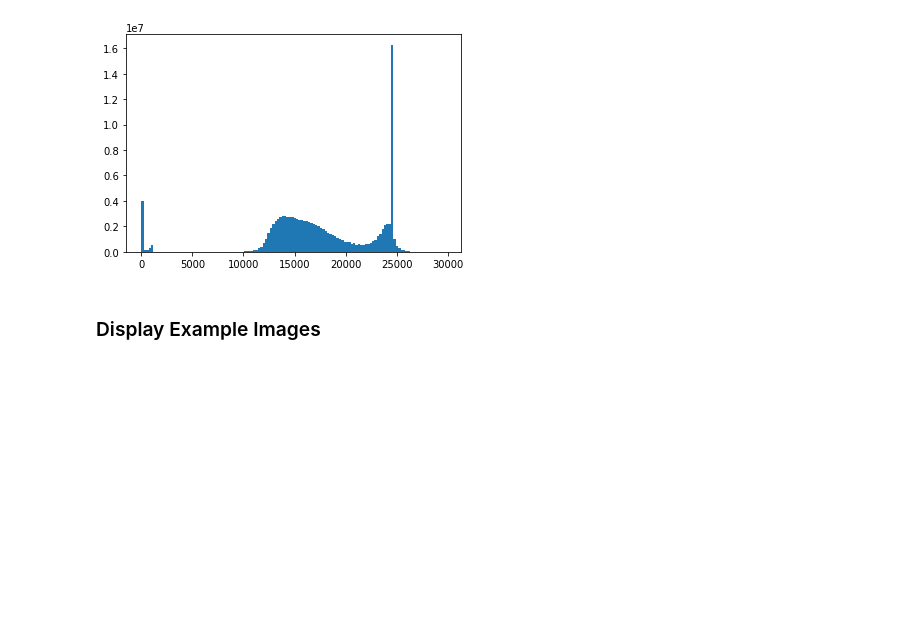
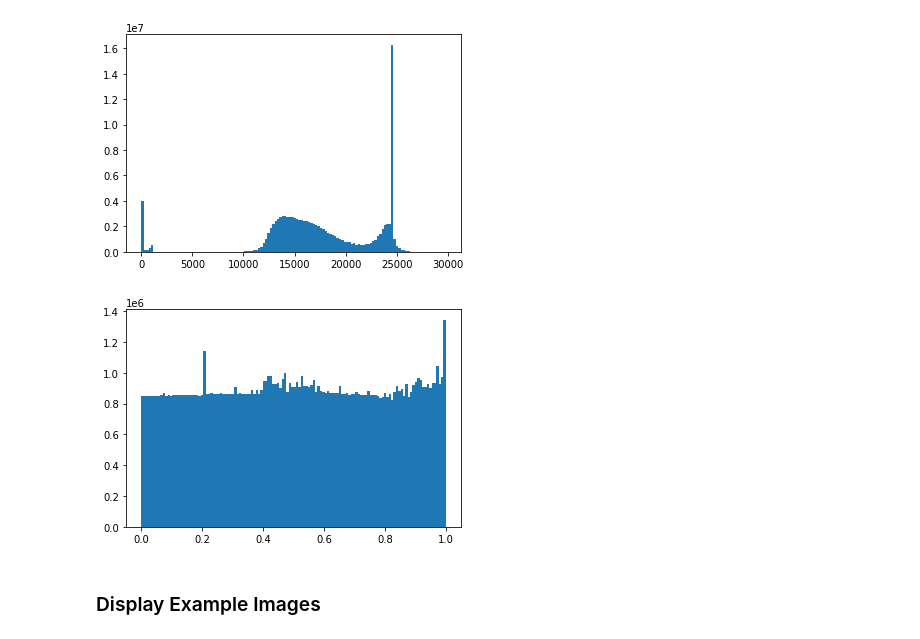
Before and after one commit to ZingBing/X-Ray-Classification, a Jupyter notebook: x-ray-classification.ipynb, the cells around one changed output. Cells and saved outputs as stored; diff of their text form; code cells hidden in the pictures; blank space fills up the shorter version.

```diff
--- a/x-ray-classification.ipynb
+++ b/x-ray-classification.ipynb
@@ -253,5 +248,10 @@ plt.hist(X_train.to_numpy().ravel(), 128);
 # %% [output]
 [figure]
+# %%
+# equalized train dataset
+plt.hist(equalized_train.to_numpy().ravel(), 128);
+# %% [output]
+[figure, added]
 # %% [markdown]
 ### Display Example Images
 # %%
```
Also changed, not shown: parts of 73 cells of this notebook.
